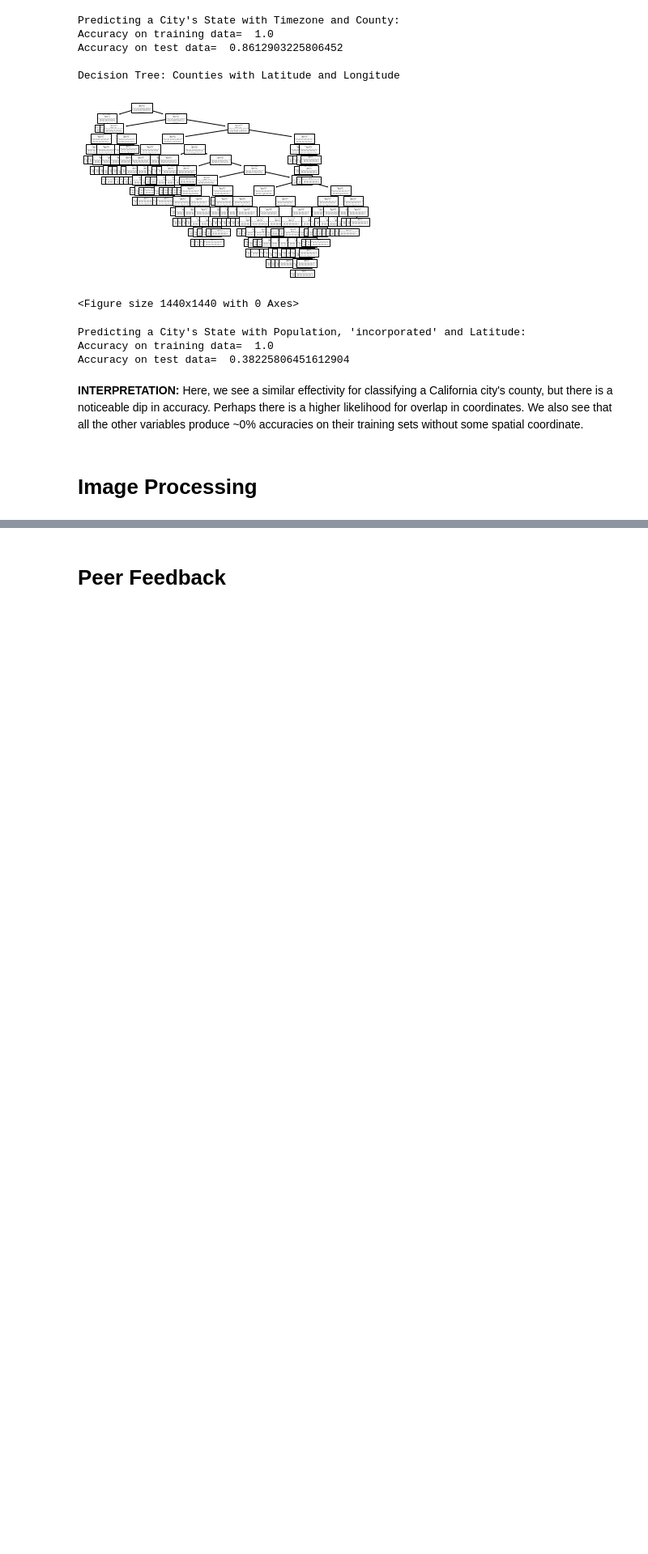
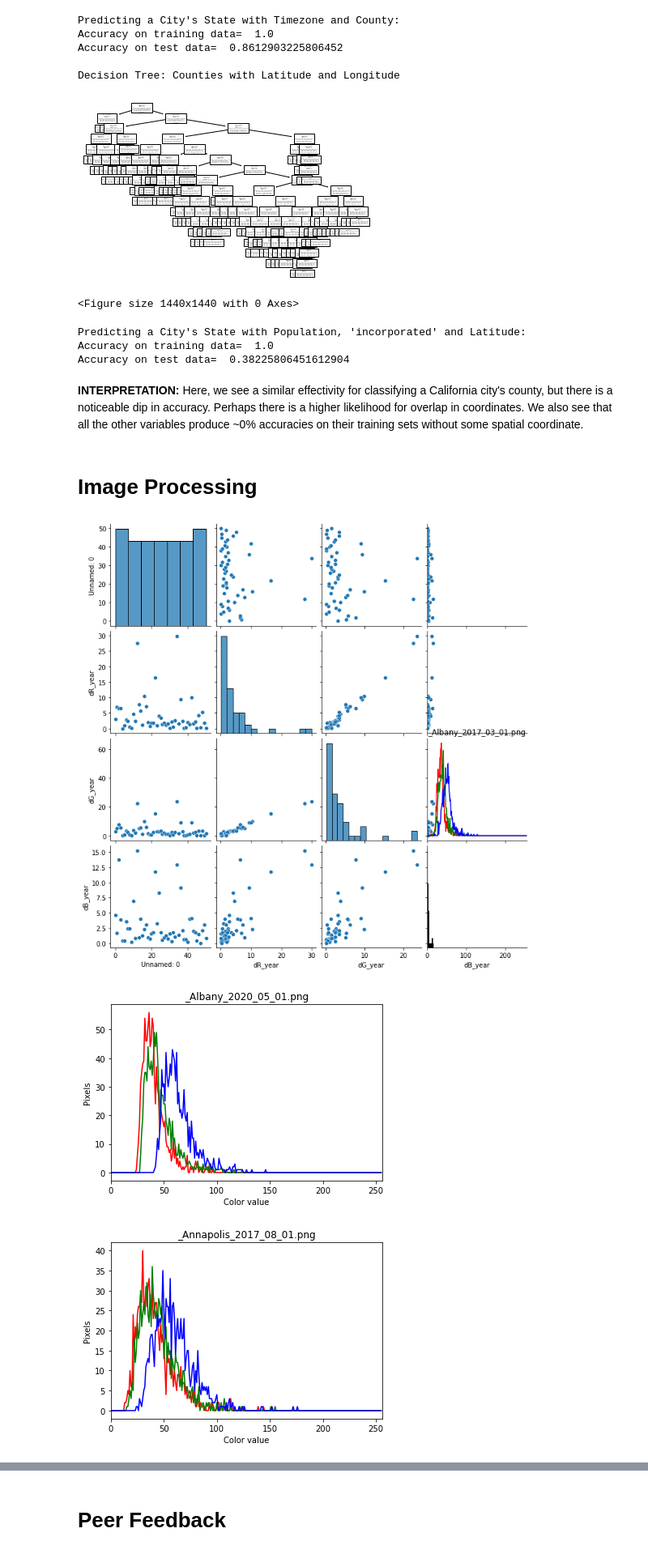
Before and after one commit to JSimonyan/SatteliteAnalysis, a Jupyter notebook: Final.ipynb, the cells around one changed output, grey strips where cells are left out. Shown at 81% size. Saved outputs shown, nothing was run; the diff lists cells and outputs as text; code cells hidden in the pictures; blank space fills up the shorter version.

Commit message:
hist update

```diff
--- a/Final.ipynb
+++ b/Final.ipynb
@@ -591,0 +584,66 @@ for img_name in img_list:
+# %%
+#TODO - Process the RGB hists and intensities with a function, going through
+import sys
+import skimage
+import skimage.io
+import skimage.viewer
+from skimage import data
+from skimage.viewer import ImageViewer
+from matplotlib import pyplot as plt
+import re
+import seaborn as sns
+
+
+
+img_list = os.listdir('images/')[1:]
+for img_name in img_list:
+    img = Image.open('images/'+img_name)
+    #iterate through list and attach read image to capitals dataframe
+    image = skimage.io.imread('images/'+img_name)
+
+
+img_list
+
+
+colors_hist = pd.read_csv("color_histograms.csv")
+
+colors_hist.describe()
+bef = colors_hist['bef_hist'].values
+aft = colors_hist['aft_hist'].values
+sn.pairplot(colors_hist)
+
+# plt.hist(data = colors_hist, x = 'num_var')
+
+df_col = ['city', 'bef', 'aft']
+df = pd.DataFrame(columns = df_col)
+i = 0
+
+for img_name in img_list[:6]:
+    img = Image.open('images/'+img_name)
+    #iterate through list and attach read image to capitals dataframe
+    image = skimage.io.imread('images/'+img_name)
+    colors = ("r", "g", "b")
+    channel_ids = (0, 1, 2)
+
+
+    # create the histogram plot, with three lines, one for
+    # each color
+    plt.xlim([0, 256])
+    for channel_id, c in zip(channel_ids, colors):
+        histogram, bin_edges = np.histogram(
+            image[:, :, channel_id], bins=256, range=(0, 256)
+        )
+        plt.plot(bin_edges[0:-1], histogram, color=c)
+
+    i+=1
+
+
+    plt.title(img_name)
+    plt.xlabel("Color value")
+    plt.ylabel("Pixels")
+    plt.show()
+colors_hist
+# %% [output]
+[figure, added]
+[figure, added]
+[figure, added]
```
Also changed, not shown: parts of 2 cells of this notebook, 2 other files.
